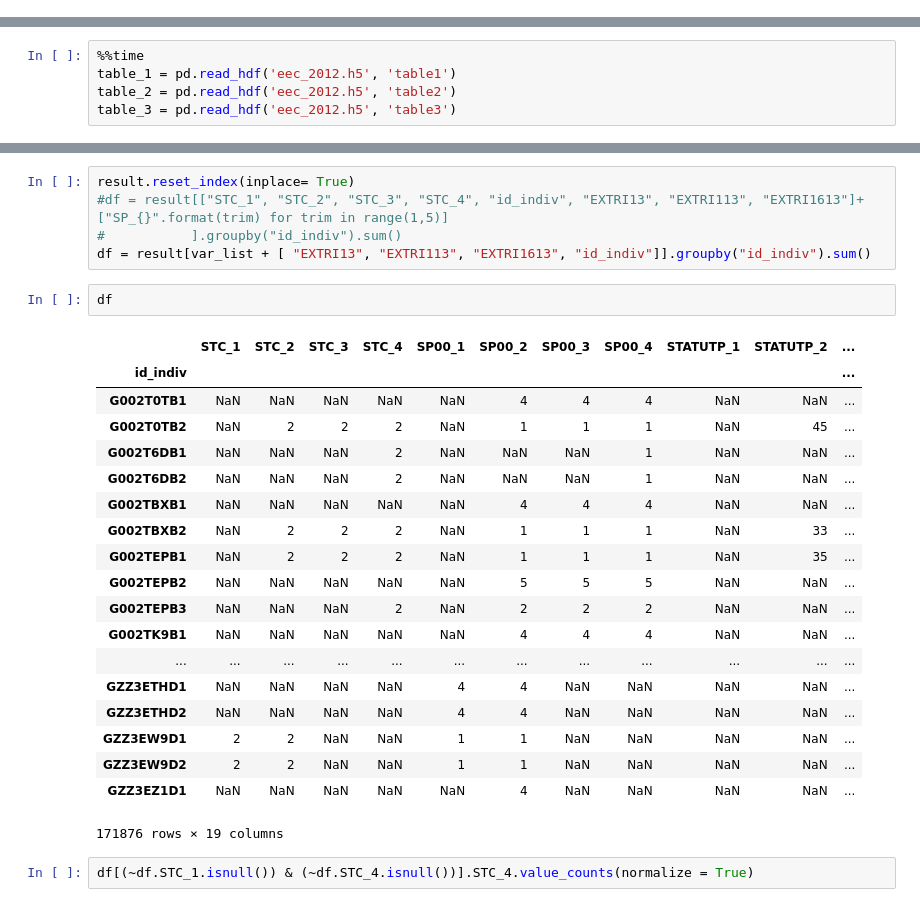
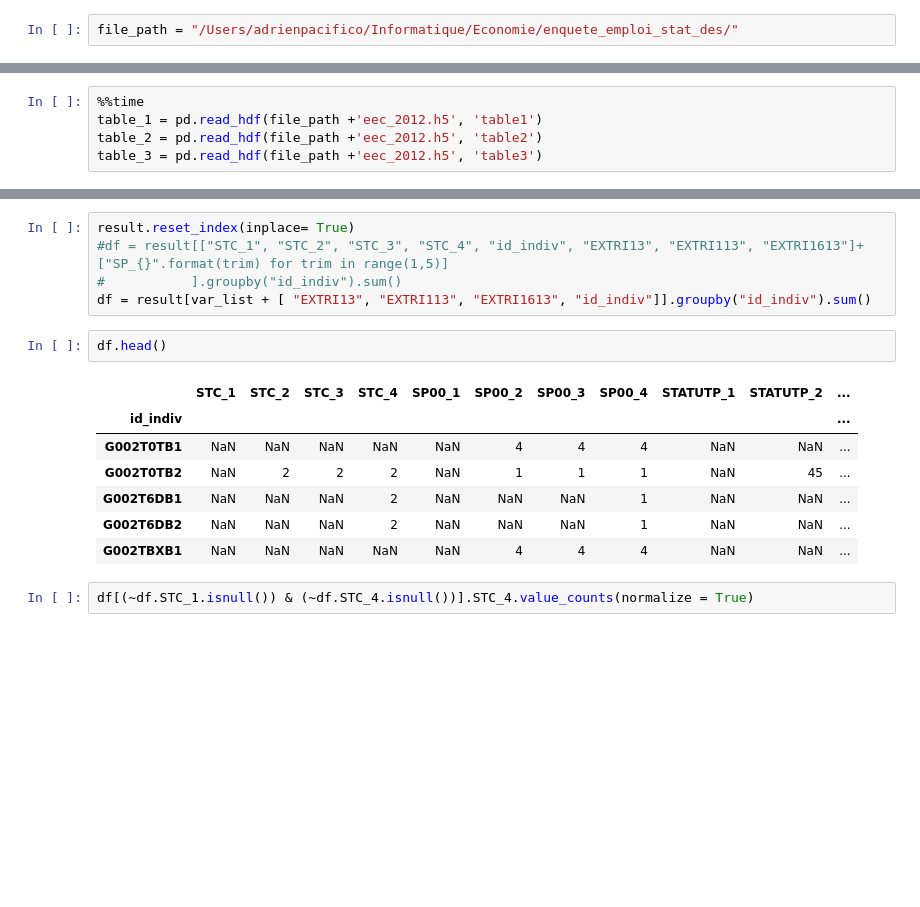
Before and after one commit to adrienpacifico/IDEP, a Jupyter notebook: enquete_emploi_2012_statistiques_independants.ipynb, the cells around one changed output, grey strips where cells are left out. Saved outputs shown, nothing was run; the diff lists cells and outputs as text; blank space fills up the shorter version.

Commit message:
just head for big dataframes

```diff
--- a/enquete_emploi_2012_statistiques_independants.ipynb
+++ b/enquete_emploi_2012_statistiques_independants.ipynb
@@ -41,5 +30,7 @@ assert table3_dbf.numrec == table2_dbf.numrec == table1_dbf.numrec
 table1_dbf.numrec
 # %% [output]
 423425
+# %%
+file_path = "/Users/adrienpacifico/Informatique/Economie/enquete_emploi_stat_des/"
 # %%
 %%time
@@ -84,7 +75,7 @@ CPU times: user 58 µs, sys: 45 µs, total: 103 µs
 Wall time: 74.9 µs
 # %%
 %%time
-table_1 = pd.read_hdf('eec_2012.h5', 'table1')
-table_2 = pd.read_hdf('eec_2012.h5', 'table2')
-table_3 = pd.read_hdf('eec_2012.h5', 'table3')
+table_1 = pd.read_hdf(file_path +'eec_2012.h5', 'table1')
+table_2 = pd.read_hdf(file_path +'eec_2012.h5', 'table2')
+table_3 = pd.read_hdf(file_path +'eec_2012.h5', 'table3')
 # %% [output]
@@ -187,27 +178,15 @@ result.reset_index(inplace= True)
 #           ].groupby("id_indiv").sum()
 df = result[var_list + [ "EXTRI13", "EXTRI113", "EXTRI1613", "id_indiv"]].groupby("id_indiv").sum()
 # %%
-df
+df.head()
 # %% [output]
 |  | STC_1 | STC_2 | STC_3 | STC_4 | SP00_1 | SP00_2 | SP00_3 | SP00_4 | STATUTP_1 | STATUTP_2 | ... |
 | id_indiv |  |  |  |  |  |  |  |  |  |  | ... |
 | G002T0TB1 | NaN | NaN | NaN | NaN | NaN | 4 | 4 | 4 | NaN | NaN | ... |
 | G002T0TB2 | NaN | 2 | 2 | 2 | NaN | 1 | 1 | 1 | NaN | 45 | ... |
 | G002T6DB1 | NaN | NaN | NaN | 2 | NaN | NaN | NaN | 1 | NaN | NaN | ... |
 | G002T6DB2 | NaN | NaN | NaN | 2 | NaN | NaN | NaN | 1 | NaN | NaN | ... |
 | G002TBXB1 | NaN | NaN | NaN | NaN | NaN | 4 | 4 | 4 | NaN | NaN | ... |
-| G002TBXB2 | NaN | 2 | 2 | 2 | NaN | 1 | 1 | 1 | NaN | 33 | ... |
-| G002TEPB1 | NaN | 2 | 2 | 2 | NaN | 1 | 1 | 1 | NaN | 35 | ... |
-| G002TEPB2 | NaN | NaN | NaN | NaN | NaN | 5 | 5 | 5 | NaN | NaN | ... |
-| G002TEPB3 | NaN | NaN | NaN | 2 | NaN | 2 | 2 | 2 | NaN | NaN | ... |
-| G002TK9B1 | NaN | NaN | NaN | NaN | NaN | 4 | 4 | 4 | NaN | NaN | ... |
-| ... | ... | ... | ... | ... | ... | ... | ... | ... | ... | ... | ... |
-| GZZ3ETHD1 | NaN | NaN | NaN | NaN | 4 | 4 | NaN | NaN | NaN | NaN | ... |
-| GZZ3ETHD2 | NaN | NaN | NaN | NaN | 4 | 4 | NaN | NaN | NaN | NaN | ... |
-| GZZ3EW9D1 | 2 | 2 | NaN | NaN | 1 | 1 | NaN | NaN | NaN | NaN | ... |
-| GZZ3EW9D2 | 2 | 2 | NaN | NaN | 1 | 1 | NaN | NaN | NaN | NaN | ... |
-| GZZ3EZ1D1 | NaN | NaN | NaN | NaN | NaN | 4 | NaN | NaN | NaN | NaN | ... |
-171876 rows × 19 columns
 # %%
 df[(~df.STC_1.isnull()) & (~df.STC_4.isnull())].STC_4.value_counts(normalize = True)
 # %% [output]
```
Also changed, not shown: parts of 16 cells of this notebook.
